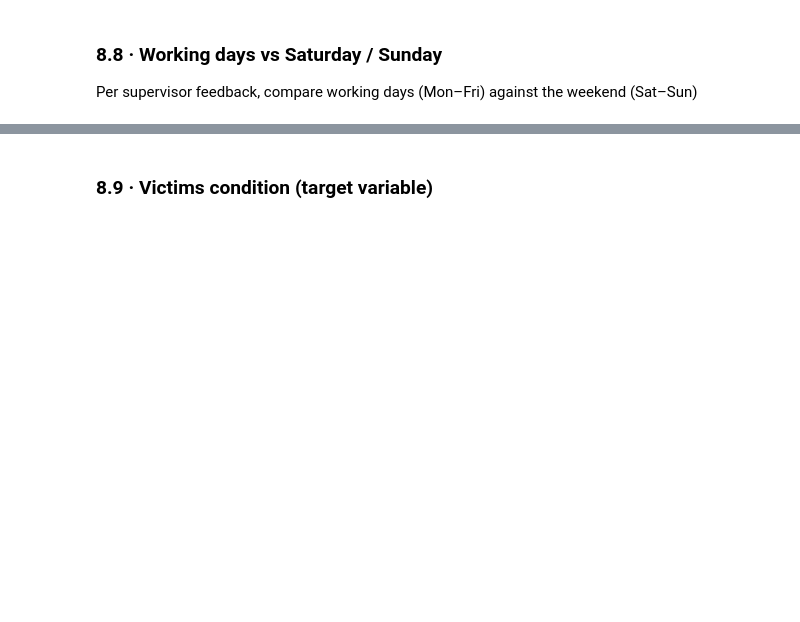
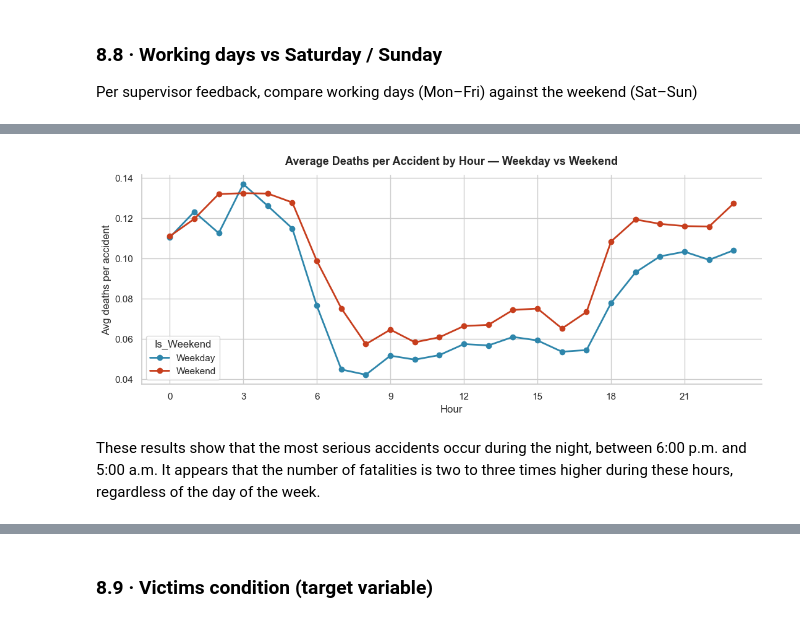
Before and after one commit to Aang1214/Dissertation, a Jupyter notebook: PollishedEDA.ipynb, the cells around one changed output, grey strips where cells are left out. Drawn from its saved outputs; the diff is of its cells as text; code cells hidden in the pictures; blank space fills up the shorter version.

```diff
--- a/PollishedEDA.ipynb
+++ b/PollishedEDA.ipynb
@@ -447,0 +633,17 @@ Per supervisor feedback, compare working days (Mon–Fri) against the weekend (S
+# %%
+# Severity by hour, split by weekend
+hourly_severity = (df.groupby(['Is_Weekend', 'Hour'])['Deaths']
+                     .mean()
+                     .unstack(level=0)
+                     .rename(columns={False: 'Weekday', True: 'Weekend'}))
+
+fig, ax = plt.subplots(figsize=(11, 4.5))
+hourly_severity.plot(ax=ax, color=[PALETTE['primary'], PALETTE['danger']], linewidth=2, marker='o')
+ax.set(title='Average Deaths per Accident by Hour — Weekday vs Weekend',
+       xlabel='Hour', ylabel='Avg deaths per accident')
+ax.set_xticks(range(0, 24, 3))
+plt.tight_layout(); plt.show()
+# %% [output]
+[figure, added]
+# %% [markdown]
+These results show that the most serious accidents occur during the night, between 6:00 p.m. and 5:00 a.m. It appears that the number of fatalities is two to three times higher during these hours, regardless of the day of the week.
```
Also changed, not shown: parts of 43 cells of this notebook, 1 other file.
